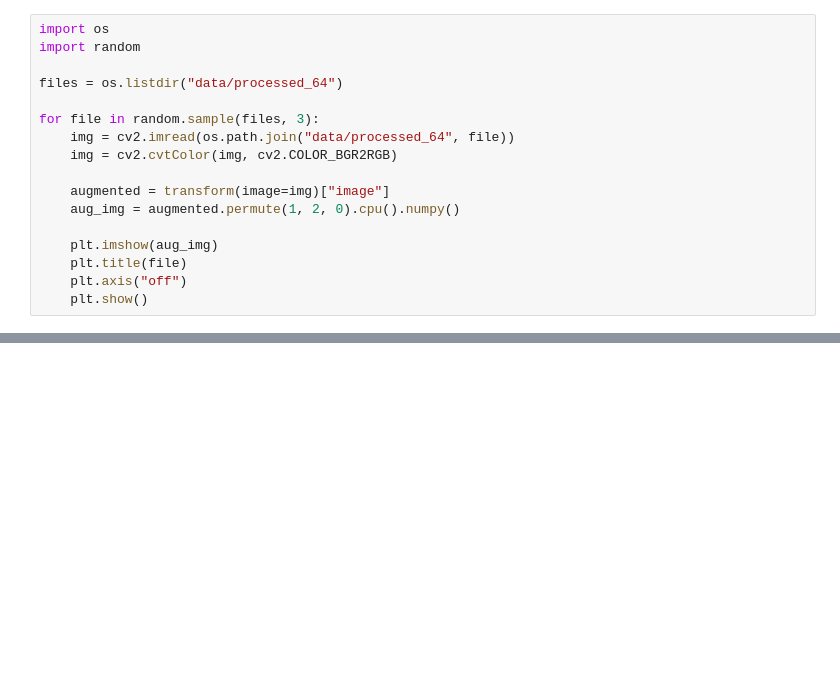
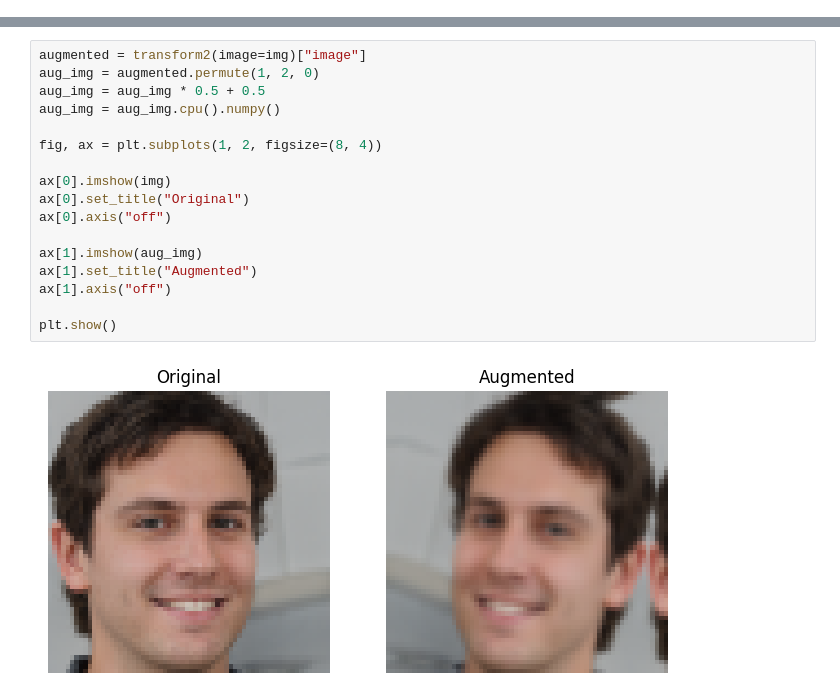
Before and after one commit to Crisp79/GenAI, a Jupyter notebook: notebooks/augment.ipynb, the cells around one changed output, grey strips where cells are left out. Drawn from its saved outputs; the diff is of its cells as text; blank space fills up the shorter version.

```diff
--- a/notebooks/augment.ipynb
+++ b/notebooks/augment.ipynb
@@ -54,17 +77,0 @@ plt.show()
-# %%
-import os
-import random
-
-files = os.listdir("data/processed_64")
-
-for file in random.sample(files, 3):
-    img = cv2.imread(os.path.join("data/processed_64", file))
-    img = cv2.cvtColor(img, cv2.COLOR_BGR2RGB)
-
-    augmented = transform(image=img)["image"]
-    aug_img = augmented.permute(1, 2, 0).cpu().numpy()
-
-    plt.imshow(aug_img)
-    plt.title(file)
-    plt.axis("off")
-    plt.show()
@@ -74,0 +78,19 @@ for file in random.sample(files, 3):
+# %%
+augmented = transform2(image=img)["image"]
+aug_img = augmented.permute(1, 2, 0)
+aug_img = aug_img * 0.5 + 0.5
+aug_img = aug_img.cpu().numpy()
+
+fig, ax = plt.subplots(1, 2, figsize=(8, 4))
+
+ax[0].imshow(img)
+ax[0].set_title("Original")
+ax[0].axis("off")
+
+ax[1].imshow(aug_img)
+ax[1].set_title("Augmented")
+ax[1].axis("off")
+
+plt.show()
+# %% [output]
+[figure, added]
```
Also changed, not shown: parts of 6 cells of this notebook, 18 other files.
